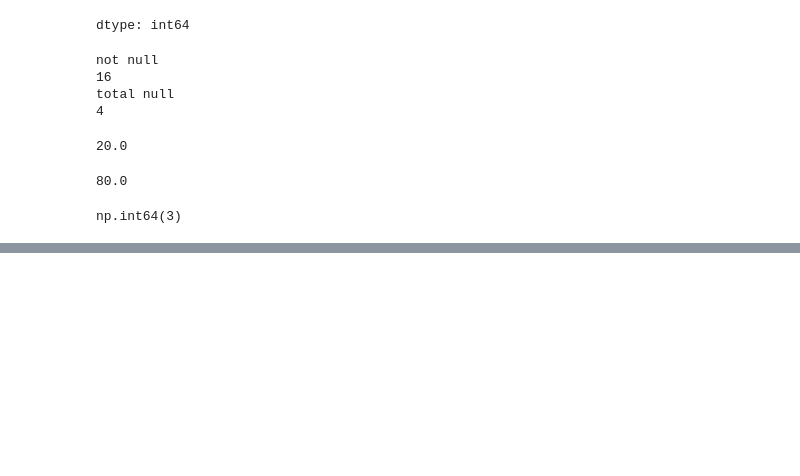
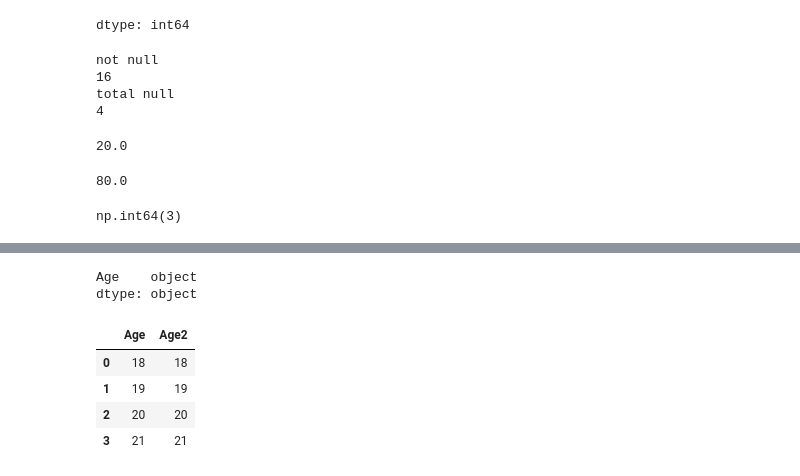
Before and after one commit to AnishShrestha09/pandas, a Jupyter notebook: pandas13.ipynb, the cells around one changed output, grey strips where cells are left out. Drawn from its saved outputs; the diff is of its cells as text; code cells hidden in the pictures; blank space fills up the shorter version.

```diff
--- a/pandas13.ipynb
+++ b/pandas13.ipynb
@@ -78,0 +145,8 @@ np.int64(3)
+# %%
+df = pd.DataFrame({
+"Age": ["18", "19", "20", "21"]
+})
+print(df.dtypes)
+# %% [output]
+Age    object
+dtype: object
@@ -78,0 +155,10 @@ np.int64(3)
+# %%
+df["Age2"] = df["Age"].astype(int)
+# %%
+df
+# %% [output]
+|  | Age | Age2 |
+| 0 | 18 | 18 |
+| 1 | 19 | 19 |
+| 2 | 20 | 20 |
+| 3 | 21 | 21 |
```
Also changed, not shown: parts of 24 cells of this notebook.
